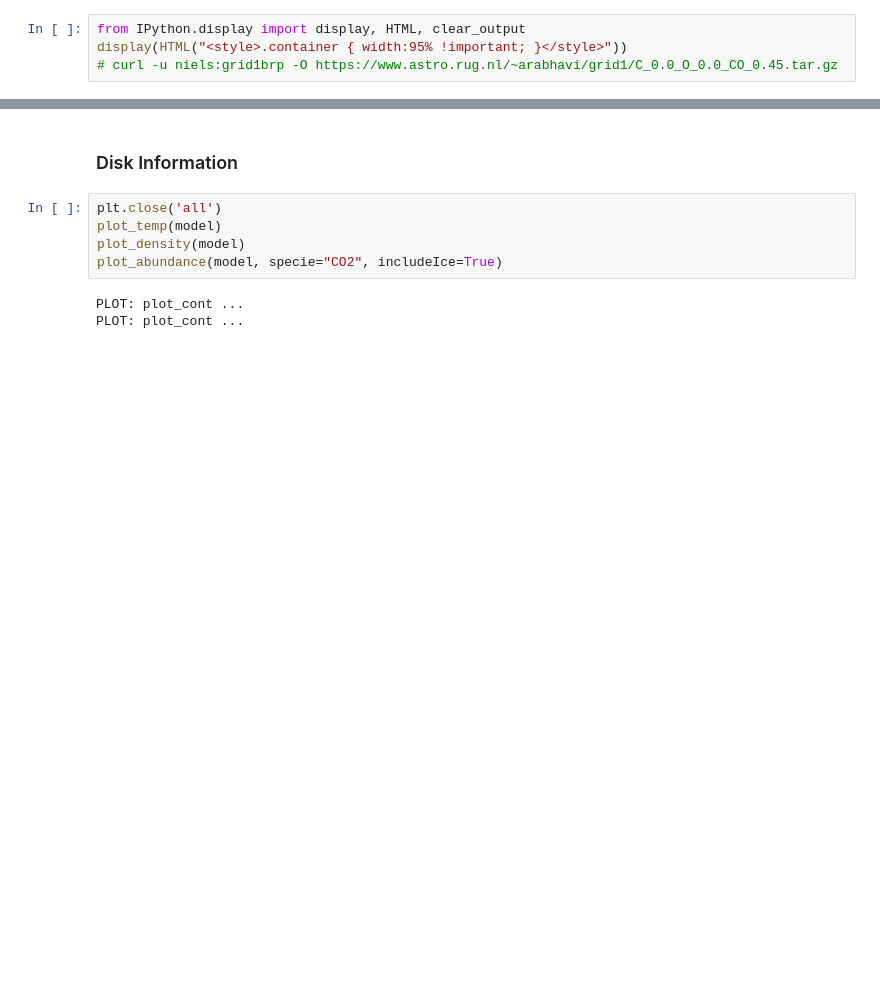
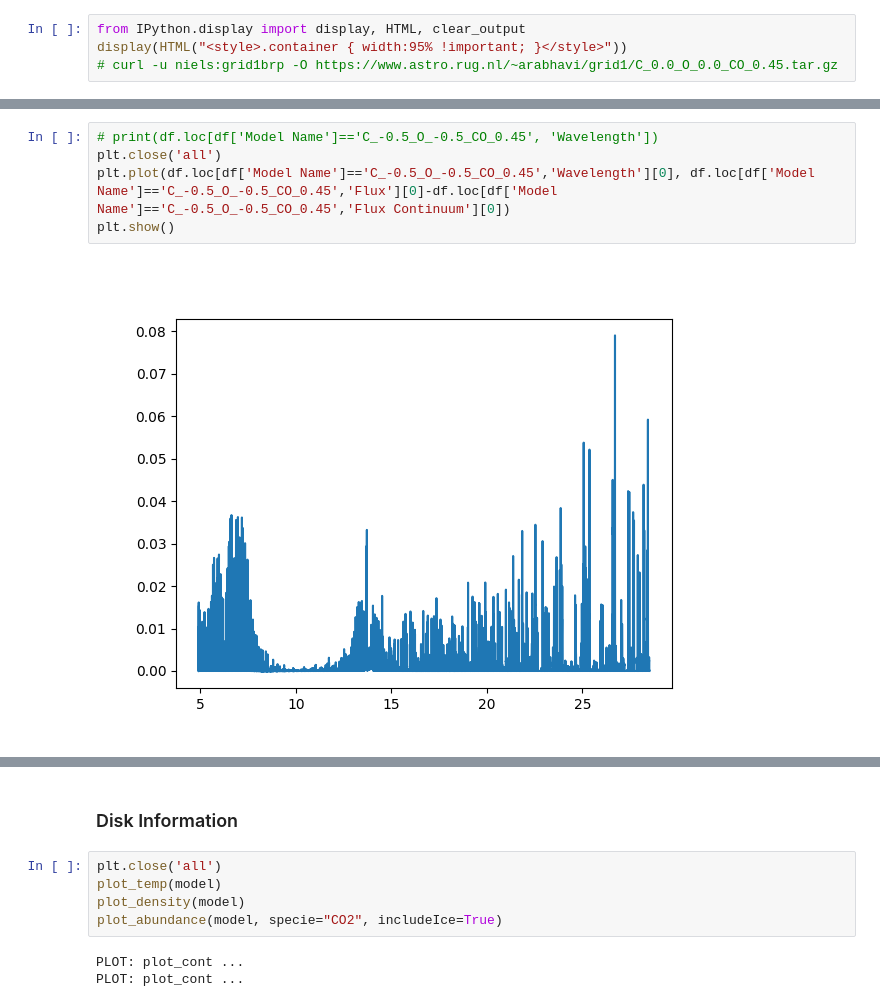
Before and after one commit to nielsklerk/BRP, a Jupyter notebook: ModelOverview.ipynb, the cells around one changed output, grey strips where cells are left out. Drawn from its saved outputs; the diff is of its cells as text; blank space fills up the shorter version.

```diff
--- a/ModelOverview.ipynb
+++ b/ModelOverview.ipynb
@@ -166,0 +158,7 @@ INFO: Reading time:  17.78 s
+# %%
+# print(df.loc[df['Model Name']=='C_-0.5_O_-0.5_CO_0.45', 'Wavelength'])
+plt.close('all')
+plt.plot(df.loc[df['Model Name']=='C_-0.5_O_-0.5_CO_0.45','Wavelength'][0], df.loc[df['Model Name']=='C_-0.5_O_-0.5_CO_0.45','Flux'][0]-df.loc[df['Model Name']=='C_-0.5_O_-0.5_CO_0.45','Flux Continuum'][0])
+plt.show()
+# %% [output]
+[figure, added]
```
Also changed, not shown: parts of 18 cells of this notebook, 3 other files.
